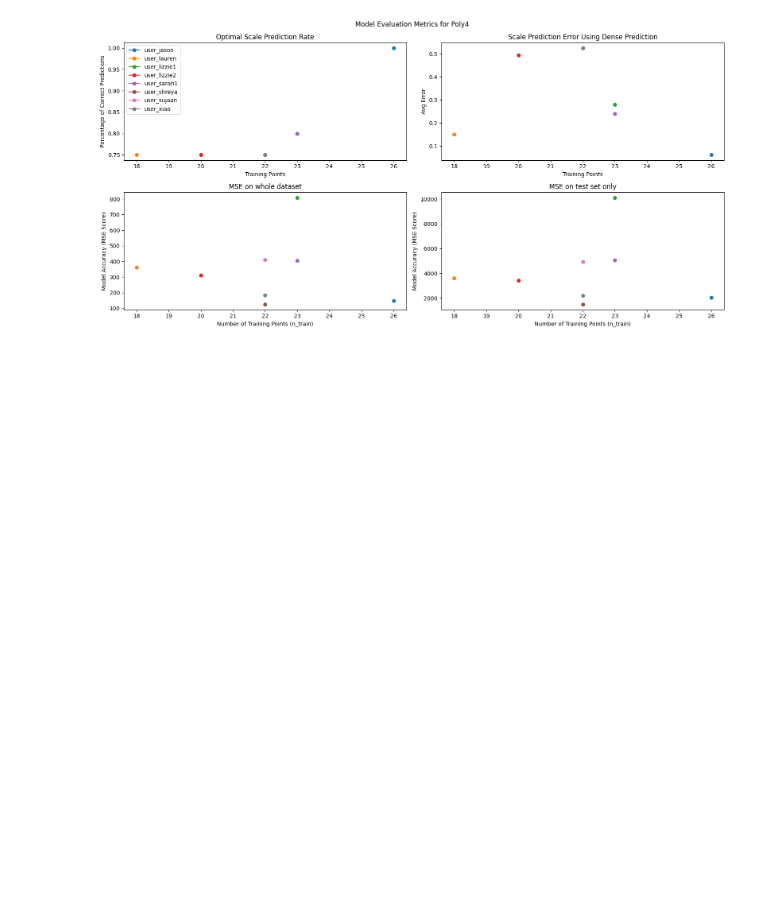
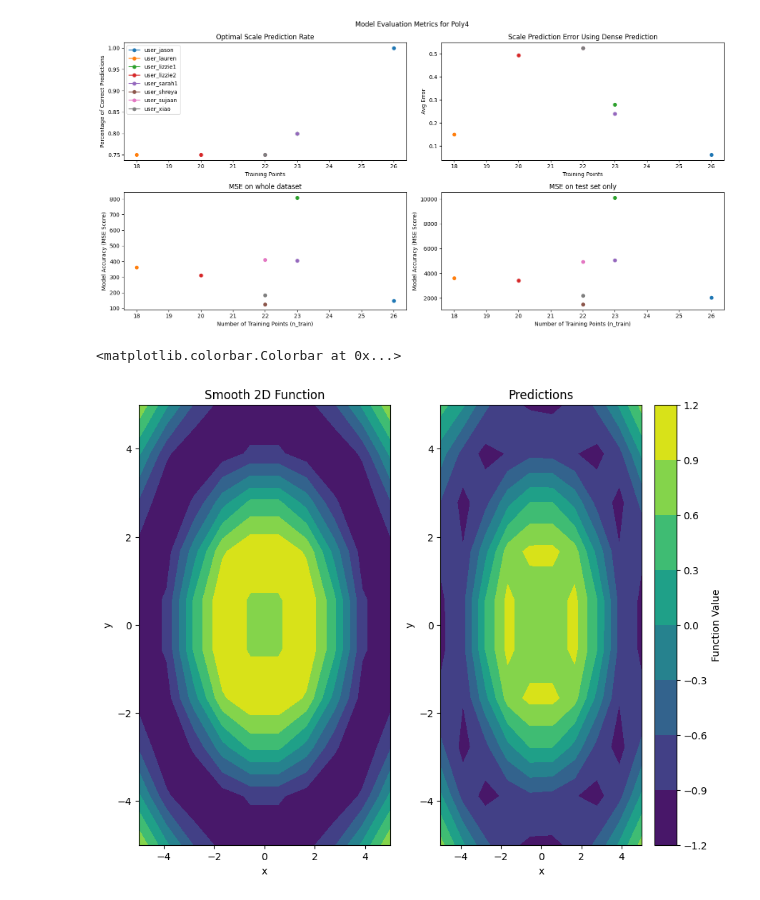
Before and after one commit to jasonkglim/MotionScaling, a Jupyter notebook: model_analysis.ipynb, the cells around one changed output. Drawn from its saved outputs; the diff is of its cells as text; code cells hidden in the pictures; blank space fills up the shorter version.

```diff
--- a/model_analysis.ipynb
+++ b/model_analysis.ipynb
@@ -192,18 +192,43 @@ plt.show()
 # %%
 # Define the function, e.g., a sine wave function
 def smooth_2d_function(x, y):
     return np.sin(np.sqrt(x**2 + y**2))
 
 # Generate sample points
-x = np.linspace(-5, 5, 50)
-y = np.linspace(-5, 5, 50)
+x = np.linspace(-5, 5, 10)
+y = np.linspace(-5, 5, 10)
 x, y = np.meshgrid(x, y)
 
 # Apply the function to the sample points
 z = smooth_2d_function(x, y)
 
 # Create a DataFrame
 df = pd.DataFrame({'x': x.ravel(), 'y': y.ravel(), 'z': z.ravel()})
 
 X = df[['x', 'y']]
 Y = df['z']
+
+X_train, X_test, Y_train, Y_test = train_test_split(X, Y, train_size=0.8)
+
+z_pred, _ = GPRegression(X_train, Y_train, X)
+z_pred = z_pred.reshape(x.shape)
+
+# df["y_pred"] = Y_pred
+
+# Plotting the function for visualization
+fig, axes = plt.subplots(1, 2, figsize=(10, 8))
+
+ax = axes[0].contourf(x, y, z, cmap='viridis')
+axes[0].set_xlabel('x')
+axes[0].set_ylabel('y')
+axes[0].set_title('Smooth 2D Function')
+
+ax = axes[1].contourf(x, y, z_pred, cmap='viridis')
+axes[1].set_xlabel('x')
+axes[1].set_ylabel('y')
+axes[1].set_title('Predictions')
+
+fig.colorbar(ax, label='Function Value')
+# %% [output]
+<matplotlib.colorbar.Colorbar at 0x...>
+[figure, added]
```
Also changed, not shown: 1 other file.
